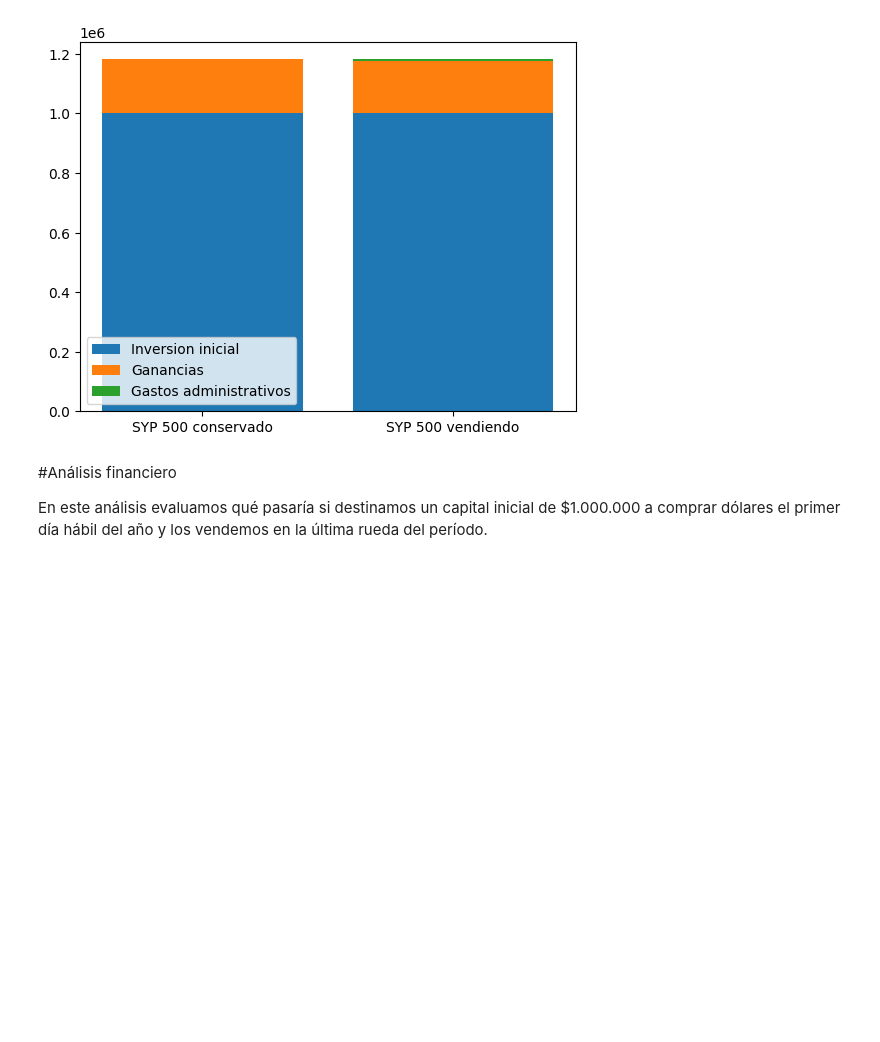
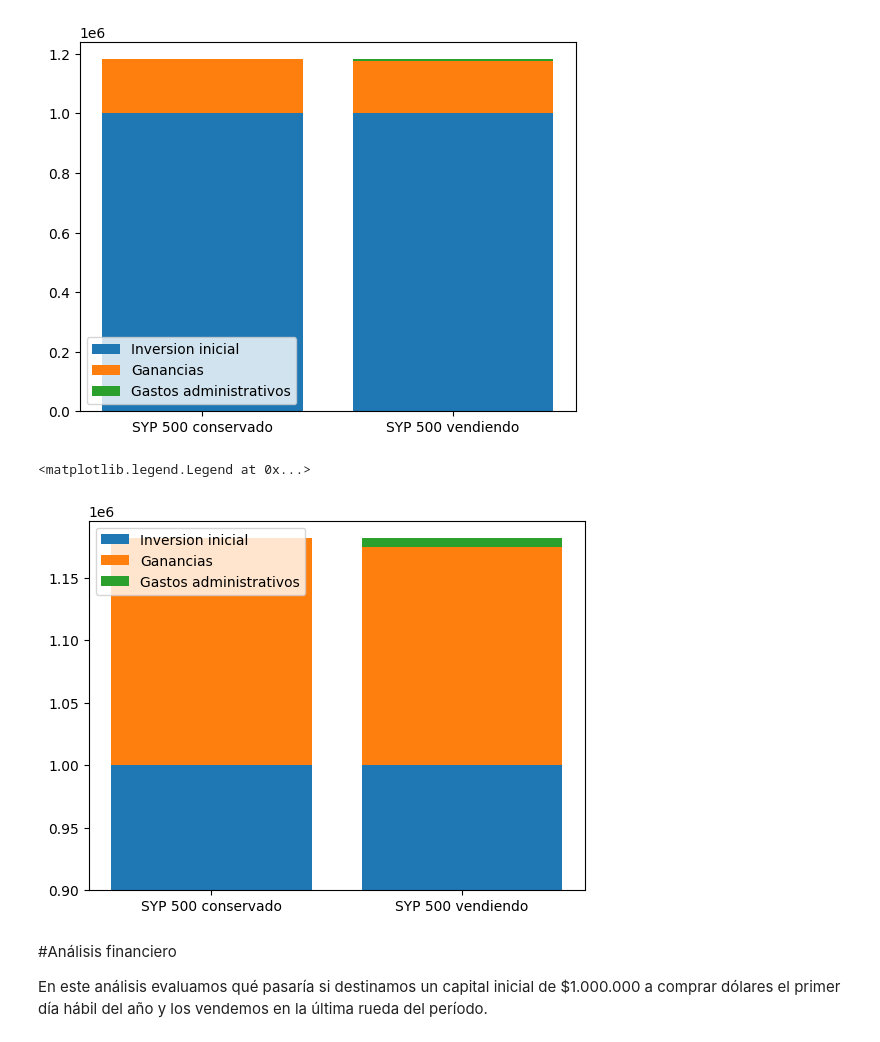
Before and after one commit to fnlopezsanz/TP_Lab_Met_Cuantitativos_Inversiones, a Jupyter notebook: notebook_inversiones.ipynb, the cells around one changed output. Saved outputs shown, nothing was run; the diff lists cells and outputs as text; code cells hidden in the pictures; blank space fills up the shorter version.

Commit message:
Composición del SYP con eje cortado

```diff
--- a/notebook_inversiones.ipynb
+++ b/notebook_inversiones.ipynb
@@ -406,6 +403,21 @@ plt.legend()
 0.0
 <matplotlib.legend.Legend at 0x...>
 [figure]
+# %%
+#Observamos la composición de los resultados del SYP 500 comenzando el eje 900000
+base = 900000
+NombresBarras = ["SYP 500 conservado", "SYP 500 vendiendo"]
+InversionInicial_corto = [Co-base,Co-base]
+InversionGanancias = [ganancia_manteniendo, ganancia]
+gastos_venta = Cn_total_spy_mantenido - Cn_total_spy
+
+plt.bar(NombresBarras, InversionInicial_corto, label = "Inversion inicial", bottom = base)
+plt.bar(NombresBarras, InversionGanancias, label = "Ganancias",bottom = InversionInicial)
+plt.bar("SYP 500 vendiendo", gastos_venta, label = "Gastos administrativos", bottom = InversionInicial[1] + InversionGanancias[1])
+plt.legend()
+# %% [output]
+<matplotlib.legend.Legend at 0x...>
+[figure, added]
 # %% [markdown]
 #Análisis financiero
 
```
Also changed, not shown: parts of 1 cell of this notebook.
